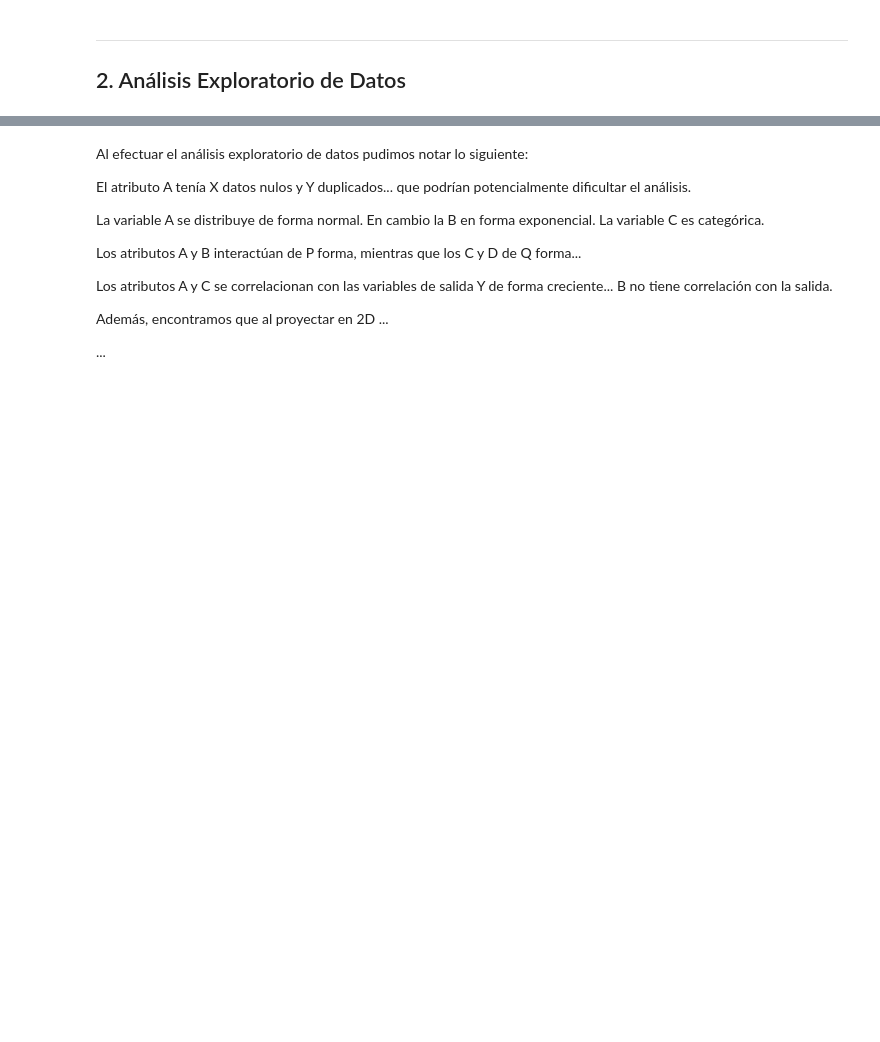
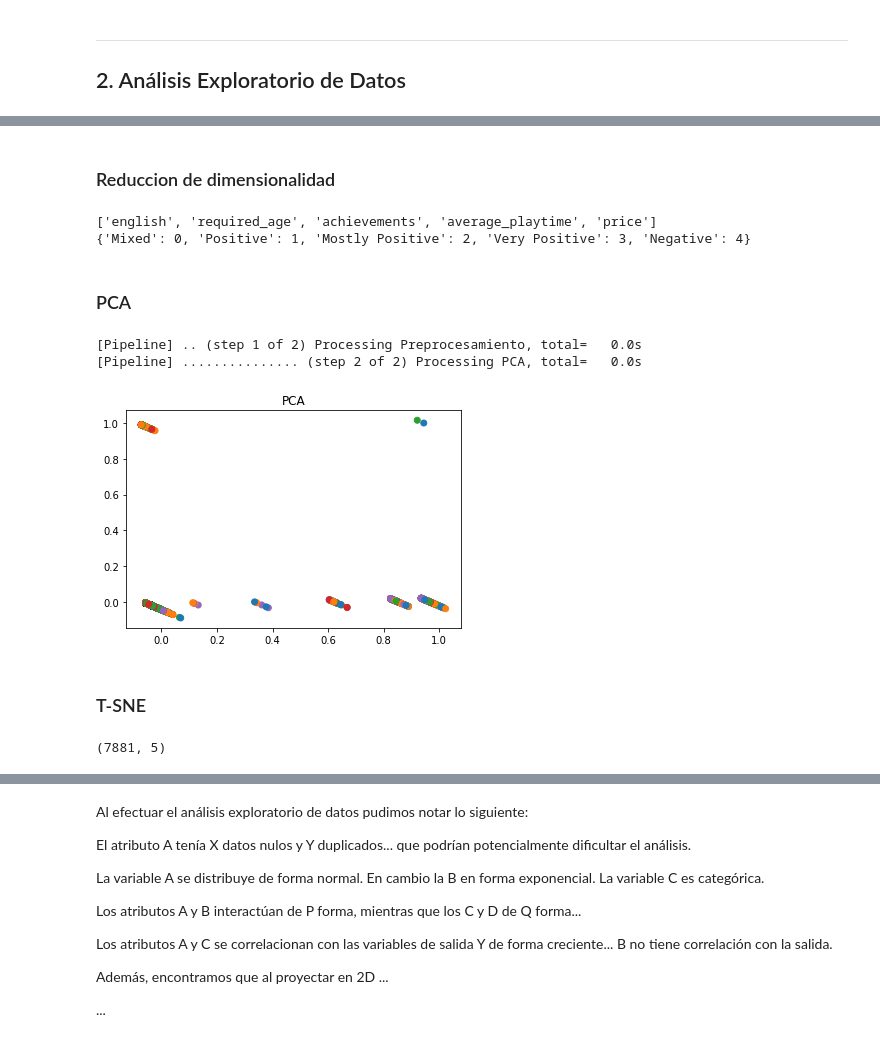
Before and after one commit to wernergh9/MDS7202, a Jupyter notebook: Proyecto/Proyecto.ipynb, the cells around one changed output, grey strips where cells are left out. Drawn from its saved outputs; the diff is of its cells as text; code cells hidden in the pictures; blank space fills up the shorter version.

Commit message:
unir EDA y preprocesamiento

```diff
--- a/Proyecto/Proyecto.ipynb
+++ b/Proyecto/Proyecto.ipynb
@@ -245,3 +318,0 @@ Diccionario de variables:
-# %%
-for i in list(df_train.columns):
-  print(i)
@@ -277,0 +452,56 @@ rating
+# %% [markdown]
+### Reduccion de dimensionalidad
+# %%
+from sklearn.base import BaseEstimator, TransformerMixin
+
+class MinMax(BaseEstimator, TransformerMixin):
+
+    def fit(self, X, y=None):
+        return self
+
+    def transform(self, X):
+
+        mn, mx = X.min(), X.max()
+        X_scaled = (X - mn) / (mx - mn)
+
+        return X_scaled
+# %%
+from sklearn.compose import ColumnTransformer
+from sklearn.pipeline import Pipeline
+import seaborn as sns
+
+columns = [column for column in df_train if is_numeric_dtype(df_train[column]) and column != "estimated_sells"]
+print(columns)
+rating_classes = list(df_train["rating"].unique())
+rating_classes_map = dict((el,i) for i,el in enumerate(rating_classes))
+print(rating_classes_map)
+# %% [output]
+['english', 'required_age', 'achievements', 'average_playtime', 'price']
+{'Mixed': 0, 'Positive': 1, 'Mostly Positive': 2, 'Very Positive': 3, 'Negative': 4}
+# %% [markdown]
+### PCA
+# %%
+from sklearn.decomposition import PCA
+
+pipe = Pipeline([("Preprocesamiento", ColumnTransformer([("MinMax", MinMax(), columns)])),
+                 ('PCA', PCA(n_components=2))], verbose = True)
+
+PCA_components = pipe.fit_transform(df_train)
+# %% [output]
+[Pipeline] .. (step 1 of 2) Processing Preprocesamiento, total=   0.0s
+[Pipeline] ............... (step 2 of 2) Processing PCA, total=   0.0s
+# %%
+plt.scatter(PCA_components.T[0],
+            PCA_components.T[1],
+            c = [sns.color_palette()[x] for x in df_train["rating"].map(rating_classes_map)]);
+plt.title("PCA");
+# %% [output]
+[figure, added]
+# %% [markdown]
+### T-SNE
+# %%
+ct = ColumnTransformer([("MinMax", MinMax(), columns)])
+
+ct.fit_transform(df_train).shape
+# %% [output]
+(7881, 5)
```
Also changed, not shown: parts of 59 cells of this notebook.
